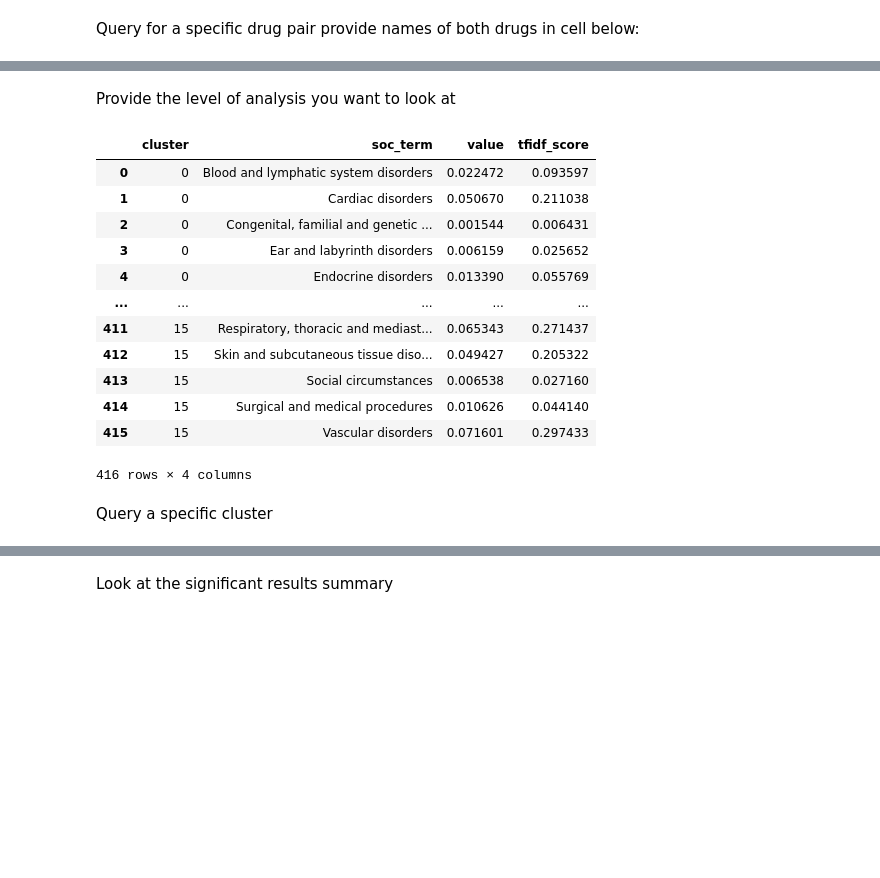
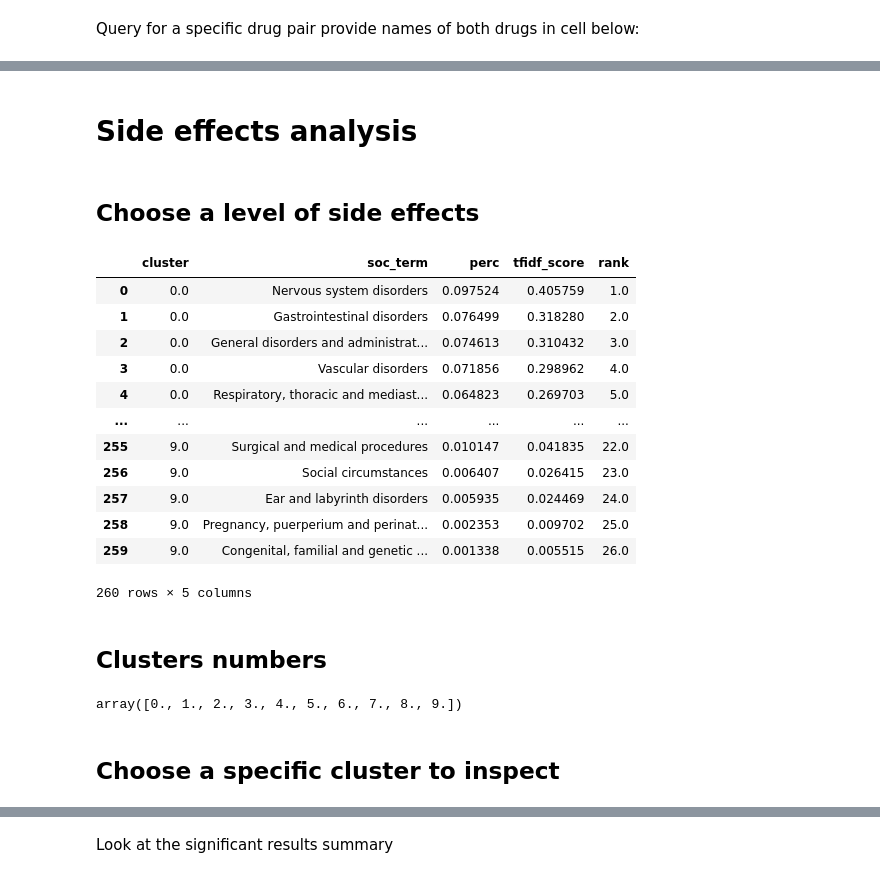
Before and after one commit to SimoneBarbaro/data_science_lab_project, a Jupyter notebook: src/DSL-Notebook.ipynb, the cells around one changed output, grey strips where cells are left out. Cells and saved outputs as stored; diff of their text form; code cells hidden in the pictures; blank space fills up the shorter version.

```diff
--- a/src/DSL-Notebook.ipynb
+++ b/src/DSL-Notebook.ipynb
@@ -5,0 +10,8 @@ Provide information to select analysis file:
+# %%
+cwd = os.getcwd()
+results_directory = "../results"
+results_directory = os.path.join(cwd, results_directory)
+for f in os.listdir(results_directory):
+    path = os.path.join(results_directory, f)
+    if os.path.isdir(path):
+        print(f)
@@ -6,2 +38,2 @@ Provide information to select analysis file:
 # %%
-name_analysis = 'kmeans16'
+name_analysis = 'kmeans10'
@@ -27,0 +40,3 @@ clustering_results
+# %%
+result_path = os.path.join(results_directory, name_analysis)
+analysis_path = os.path.join(result_path, "analysis")
@@ -37,23 +64,30 @@ clustering_results[(clustering_results['name1'] == name1) & (clustering_results[
-# %% [markdown]
-Provide the level of analysis you want to look at
+# %% [markdown]
+# Side effects analysis
+# %% [markdown]
+## Choose a level of side effects
 # %%
 analysis_level = 'soc'
 # %%
-directory = '..\\results\\' + name_analysis + '\\analysis\\' + 'scores_' + analysis_level + '_term.csv'
-pth_results = os.path.join(cwd, directory)
-sideeffect_results = pd.read_csv(pth_results)
+pth = os.path.join(analysis_path, 'scores_' + analysis_level + '_term.csv')
+sideeffect_results = pd.read_csv(pth)
 sideeffect_results
 # %% [output]
-|  | cluster | soc_term | value | tfidf_score |
-| 0 | 0 | Blood and lymphatic system disorders | 0.022472 | 0.093597 |
-| 1 | 0 | Cardiac disorders | 0.050670 | 0.211038 |
-| 2 | 0 | Congenital, familial and genetic ... | 0.001544 | 0.006431 |
-| 3 | 0 | Ear and labyrinth disorders | 0.006159 | 0.025652 |
-| 4 | 0 | Endocrine disorders | 0.013390 | 0.055769 |
-| ... | ... | ... | ... | ... |
-| 411 | 15 | Respiratory, thoracic and mediast... | 0.065343 | 0.271437 |
-| 412 | 15 | Skin and subcutaneous tissue diso... | 0.049427 | 0.205322 |
-| 413 | 15 | Social circumstances | 0.006538 | 0.027160 |
-| 414 | 15 | Surgical and medical procedures | 0.010626 | 0.044140 |
-| 415 | 15 | Vascular disorders | 0.071601 | 0.297433 |
+|  | cluster | soc_term | perc | tfidf_score | rank |
+| 0 | 0.0 | Nervous system disorders | 0.097524 | 0.405759 | 1.0 |
+| 1 | 0.0 | Gastrointestinal disorders | 0.076499 | 0.318280 | 2.0 |
+| 2 | 0.0 | General disorders and administrat... | 0.074613 | 0.310432 | 3.0 |
+| 3 | 0.0 | Vascular disorders | 0.071856 | 0.298962 | 4.0 |
+| 4 | 0.0 | Respiratory, thoracic and mediast... | 0.064823 | 0.269703 | 5.0 |
+| ... | ... | ... | ... | ... | ... |
+| 255 | 9.0 | Surgical and medical procedures | 0.010147 | 0.041835 | 22.0 |
+| 256 | 9.0 | Social circumstances | 0.006407 | 0.026415 | 23.0 |
+| 257 | 9.0 | Ear and labyrinth disorders | 0.005935 | 0.024469 | 24.0 |
+| 258 | 9.0 | Pregnancy, puerperium and perinat... | 0.002353 | 0.009702 | 25.0 |
+| 259 | 9.0 | Congenital, familial and genetic ... | 0.001338 | 0.005515 | 26.0 |
-416 rows × 4 columns
+260 rows × 5 columns
+# %% [markdown]
+## Clusters numbers
+# %%
+sideeffect_results["cluster"].drop_duplicates().values
+# %% [output]
+array([0., 1., 2., 3., 4., 5., 6., 7., 8., 9.])
@@ -60,3 +96,3 @@ sideeffect_results
 # %% [markdown]
-Query a specific cluster
+## Choose a specific cluster to inspect
 # %%
```
Also changed, not shown: parts of 38 cells of this notebook.
